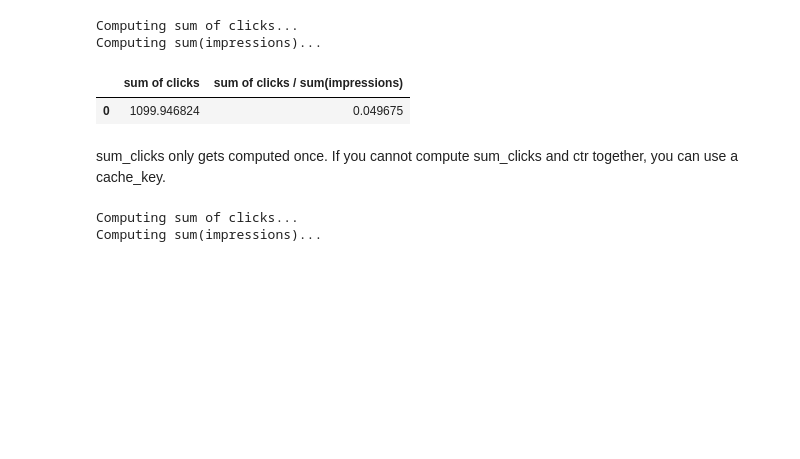
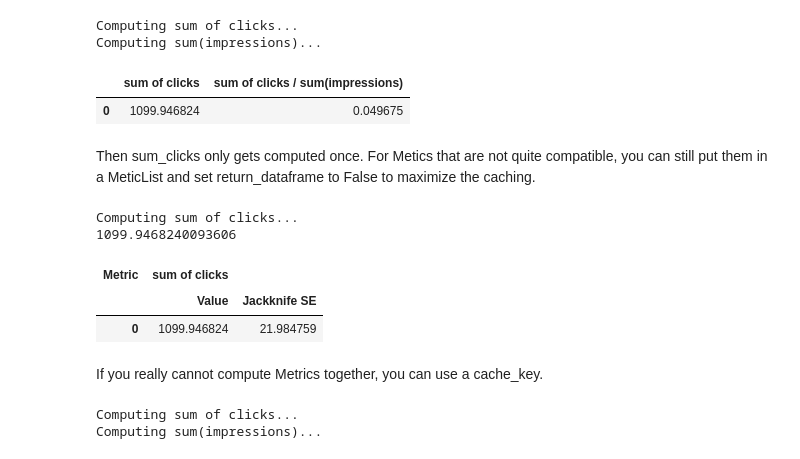
Before and after one commit to google/meterstick, a Jupyter notebook: meterstick_demo.ipynb, the cells around one changed output. Cells and saved outputs as stored; diff of their text form; code cells hidden in the pictures; blank space fills up the shorter version.

```diff
--- a/meterstick_demo.ipynb
+++ b/meterstick_demo.ipynb
@@ -807,8 +835,24 @@ Computing sum of clicks...
 Computing sum(impressions)...
 |  | sum of clicks | sum of clicks / sum(impressions) |
 | 0 | 1099.946824 | 0.049675 |
+# %% [markdown]
+Then sum_clicks only gets computed once. For Metics that are not quite compatible, you can still put them in a MeticList and set return_dataframe to False to maximize the caching.
+# %%
+sum_clicks = SumWithTrace('clicks', 'sum of clicks')
+jk, s = MetricList(
+    [Jackknife('cookie', sum_clicks), sum_clicks],
+    children_return_dataframe=False).compute_on(
+        df, return_dataframe=False)
+print(s)
+jk
+# %% [output]
+Computing sum of clicks...
+1099.9468240093606
+| Metric | sum of clicks |  |
+|  | Value | Jackknife SE |
+| 0 | 1099.946824 | 21.984759 |
 # %% [markdown]
-sum_clicks only gets computed once. If you cannot compute sum_clicks and ctr together, you can use a cache_key.
+If you really cannot compute Metrics together, you can use a cache_key.
 # %%
 sum_clicks = SumWithTrace('clicks', 'sum of clicks')
 ctr = sum_clicks / SumWithTrace('impressions')
```
Also changed, not shown: parts of 13 cells of this notebook.
